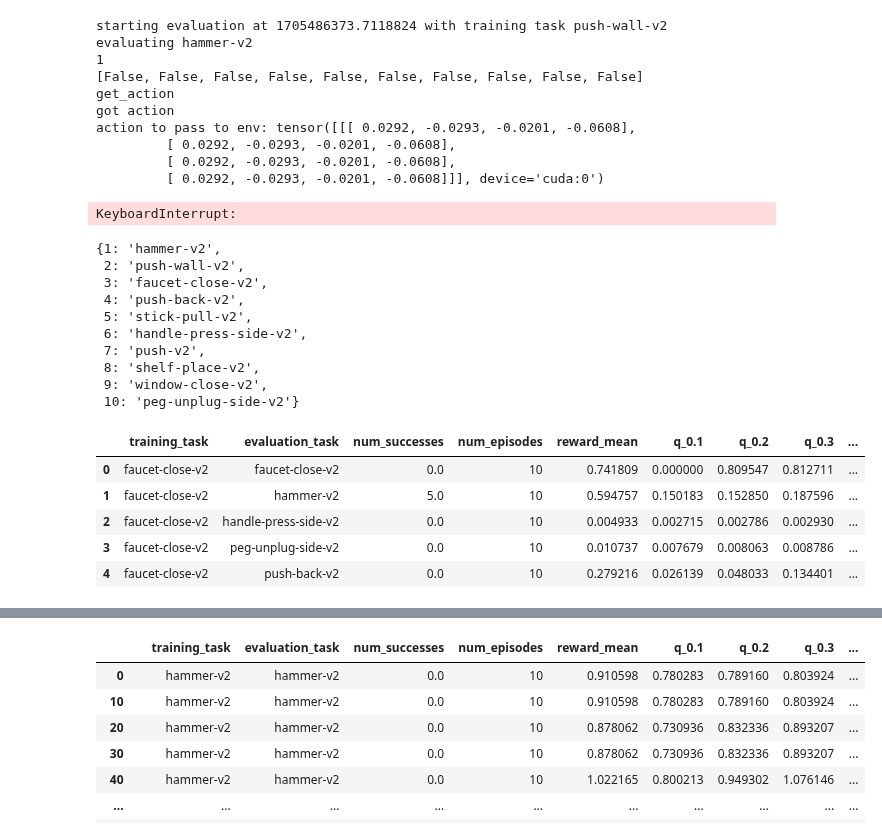
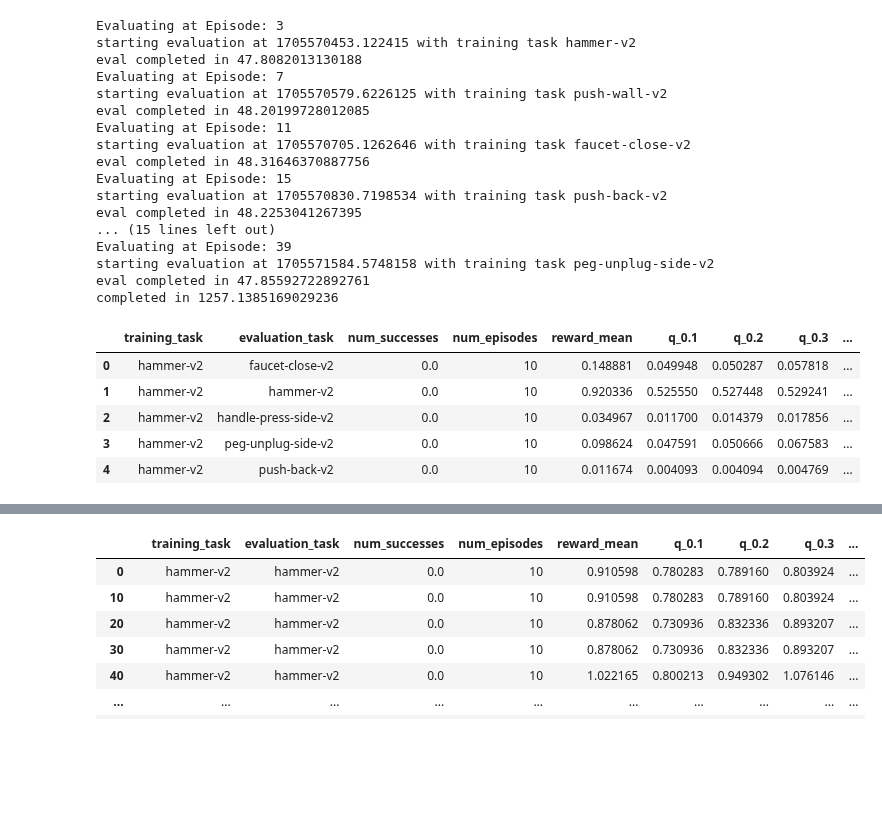
Before and after one commit to gdubbs100/right_left_brain_rl, a Jupyter notebook: continual_training_test.ipynb, the cells around one changed output, grey strips where cells are left out. Saved outputs shown, nothing was run; the diff lists cells and outputs as text; code cells hidden in the pictures; blank space fills up the shorter version.

```diff
--- a/continual_training_test.ipynb
+++ b/continual_training_test.ipynb
@@ -103,41 +98,34 @@ logging under test_logs/dummy__17:01_21:12:48
-# %%
-continual_learner.evaluate(1, 1)
-# %% [output]
-starting evaluation at 1705486373.7118824 with training task push-wall-v2
-evaluating hammer-v2
-1
-[False, False, False, False, False, False, False, False, False, False]
-get_action
-got action
-action to pass to env: tensor([[[ 0.0292, -0.0293, -0.0201, -0.0608],
-         [ 0.0292, -0.0293, -0.0201, -0.0608],
-         [ 0.0292, -0.0293, -0.0201, -0.0608],
-         [ 0.0292, -0.0293, -0.0201, -0.0608]]], device='cuda:0')
-KeyboardInterrupt:
 # %%
-continual_learner.env_id_to_name
+continual_learner.train()
 # %% [output]
-{1: 'hammer-v2',
- 2: 'push-wall-v2',
- 3: 'faucet-close-v2',
- 4: 'push-back-v2',
- 5: 'stick-pull-v2',
- 6: 'handle-press-side-v2',
- 7: 'push-v2',
- 8: 'shelf-place-v2',
- 9: 'window-close-v2',
- 10: 'peg-unplug-side-v2'}
+Evaluating at Episode: 3
+starting evaluation at 1705570453.122415 with training task hammer-v2
+eval completed in 47.8082013130188
+Evaluating at Episode: 7
+starting evaluation at 1705570579.6226125 with training task push-wall-v2
+eval completed in 48.20199728012085
+Evaluating at Episode: 11
+starting evaluation at 1705570705.1262646 with training task faucet-close-v2
+eval completed in 48.31646370887756
+Evaluating at Episode: 15
+starting evaluation at 1705570830.7198534 with training task push-back-v2
+eval completed in 48.2253041267395
+... (15 lines left out)
+Evaluating at Episode: 39
+starting evaluation at 1705571584.5748158 with training task peg-unplug-side-v2
+eval completed in 47.85592722892761
+completed in 1257.1385169029236
 # %%
-results = pd.read_csv('test_logs/dummy__05:01_12:50:51/results.csv')
+results = pd.read_csv('test_logs/dummy__18:01_20:32:54/results.csv')
 results.loc[:,'is_training_task'] = results.loc[:,'training_task'] == results.loc[:,'evaluation_task']
 results.head()
 # %% [output]
 |  | training_task | evaluation_task | num_successes | num_episodes | reward_mean | q_0.1 | q_0.2 | q_0.3 | ... |
-| 0 | faucet-close-v2 | faucet-close-v2 | 0.0 | 10 | 0.741809 | 0.000000 | 0.809547 | 0.812711 | ... |
-| 1 | faucet-close-v2 | hammer-v2 | 5.0 | 10 | 0.594757 | 0.150183 | 0.152850 | 0.187596 | ... |
-| 2 | faucet-close-v2 | handle-press-side-v2 | 0.0 | 10 | 0.004933 | 0.002715 | 0.002786 | 0.002930 | ... |
-| 3 | faucet-close-v2 | peg-unplug-side-v2 | 0.0 | 10 | 0.010737 | 0.007679 | 0.008063 | 0.008786 | ... |
-| 4 | faucet-close-v2 | push-back-v2 | 0.0 | 10 | 0.279216 | 0.026139 | 0.048033 | 0.134401 | ... |
+| 0 | hammer-v2 | faucet-close-v2 | 0.0 | 10 | 0.148881 | 0.049948 | 0.050287 | 0.057818 | ... |
+| 1 | hammer-v2 | hammer-v2 | 0.0 | 10 | 0.920336 | 0.525550 | 0.527448 | 0.529241 | ... |
+| 2 | hammer-v2 | handle-press-side-v2 | 0.0 | 10 | 0.034967 | 0.011700 | 0.014379 | 0.017856 | ... |
+| 3 | hammer-v2 | peg-unplug-side-v2 | 0.0 | 10 | 0.098624 | 0.047591 | 0.050666 | 0.067583 | ... |
+| 4 | hammer-v2 | push-back-v2 | 0.0 | 10 | 0.011674 | 0.004093 | 0.004094 | 0.004769 | ... |
 # %%
 results.query('is_training_task')
 # %% [output]
```
Also changed, not shown: parts of 7 cells of this notebook, 1 other file.
